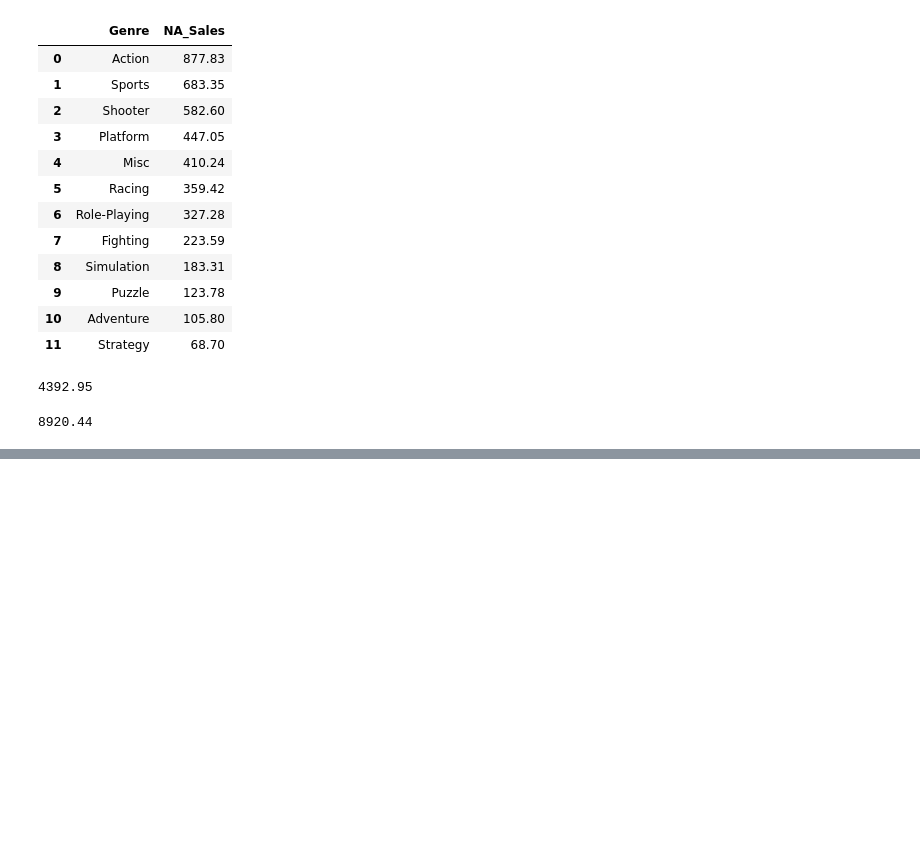
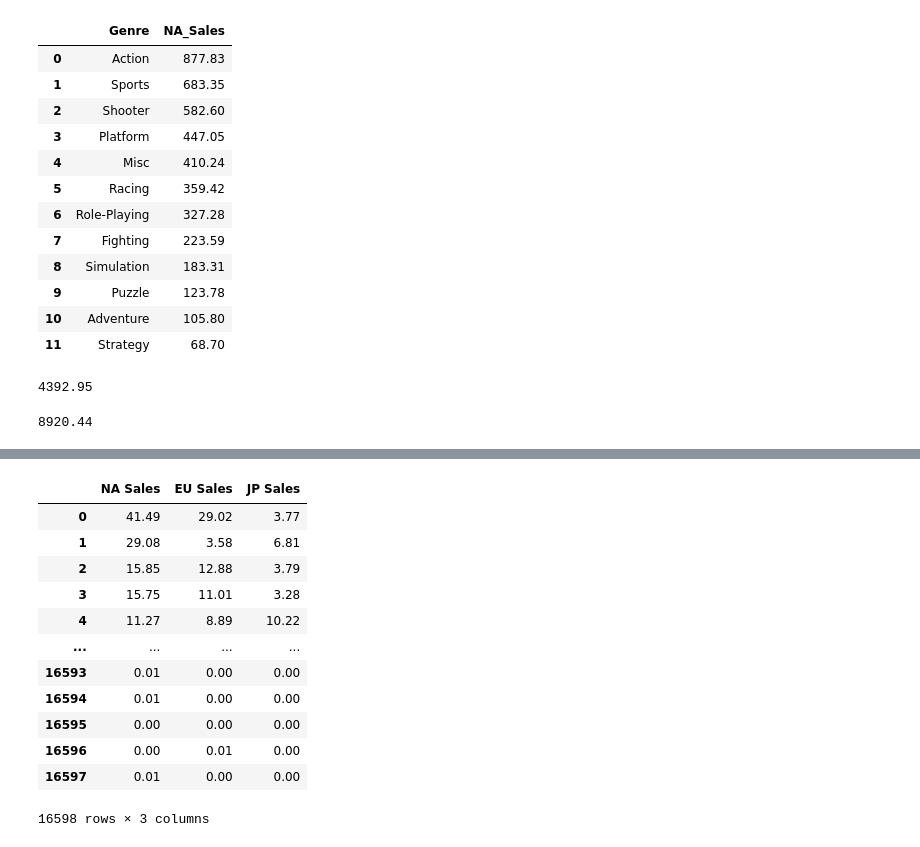
Before and after one commit to kusin/dashboard-video-games, a Jupyter notebook: img/eda_vgsales.ipynb, the cells around one changed output, grey strips where cells are left out. Cells and saved outputs as stored; diff of their text form; code cells hidden in the pictures; blank space fills up the shorter version.

```diff
--- a/img/eda_vgsales.ipynb
+++ b/img/eda_vgsales.ipynb
@@ -202,16 +202,8 @@ import matplotlib.pyplot as plt
 import seaborn as sns
 
 # Membaca dataset vgsales
-df = pd.read_csv('dataset/vgsales.csv')  # Ganti dengan path file vgsales.csv Anda
+df = pd.read_csv('../dataset/vgsales.csv')  # Ganti dengan path file vgsales.csv Anda
 
 # Mengelompokkan penjualan berdasarkan wilayah
 sales_columns = ['NA_Sales', 'EU_Sales', 'JP_Sales', 'Other_Sales', 'Global_Sales']
-total_sales_by_region = df[sales_columns].sum()
-
-# Membuat barplot
-plt.figure(figsize=(12, 6))
-sns.barplot(x=total_sales_by_region.index, y=total_sales_by_region.values)
-plt.title('Total Penjualan Games berdasarkan Wilayah')
-plt.xlabel('Wilayah')
-plt.ylabel('Total Penjualan (dalam juta)')
-plt.show()
+total_sales_by_region = df[sales_columns].sum().sort_values(ascending=False)
@@ -221,0 +256,20 @@ total_sales_by_region
+# %%
+pd.DataFrame({
+    "NA Sales" : df["NA_Sales"],
+    "EU Sales" : df["EU_Sales"],
+    "JP Sales" : df["JP_Sales"],
+})
+# %% [output]
+|  | NA Sales | EU Sales | JP Sales |
+| 0 | 41.49 | 29.02 | 3.77 |
+| 1 | 29.08 | 3.58 | 6.81 |
+| 2 | 15.85 | 12.88 | 3.79 |
+| 3 | 15.75 | 11.01 | 3.28 |
+| 4 | 11.27 | 8.89 | 10.22 |
+| ... | ... | ... | ... |
+| 16593 | 0.01 | 0.00 | 0.00 |
+| 16594 | 0.01 | 0.00 | 0.00 |
+| 16595 | 0.00 | 0.00 | 0.00 |
+| 16596 | 0.00 | 0.01 | 0.00 |
+| 16597 | 0.01 | 0.00 | 0.00 |
+16598 rows × 3 columns
```
Also changed, not shown: parts of 8 cells of this notebook, 4 other files.
